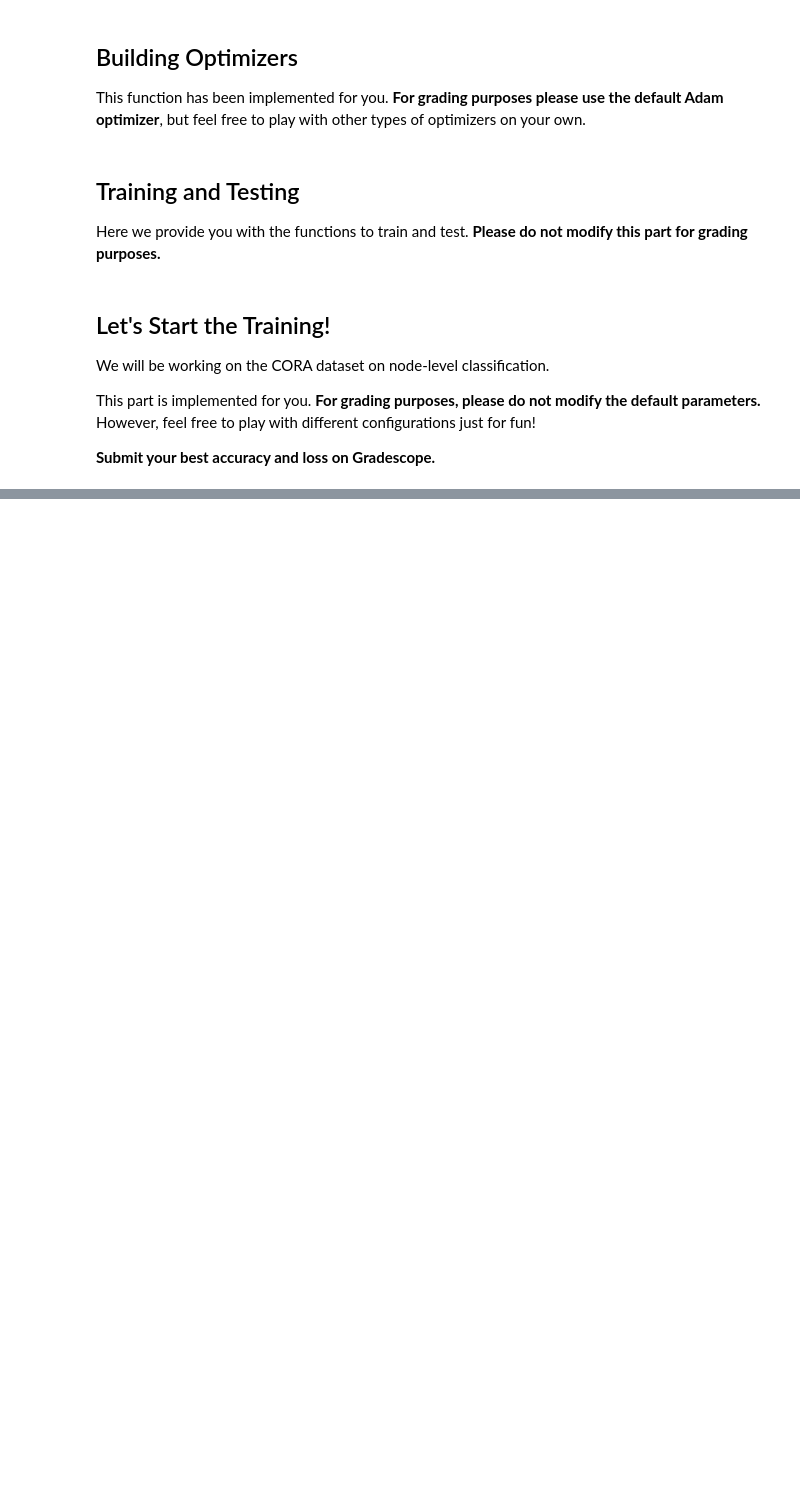
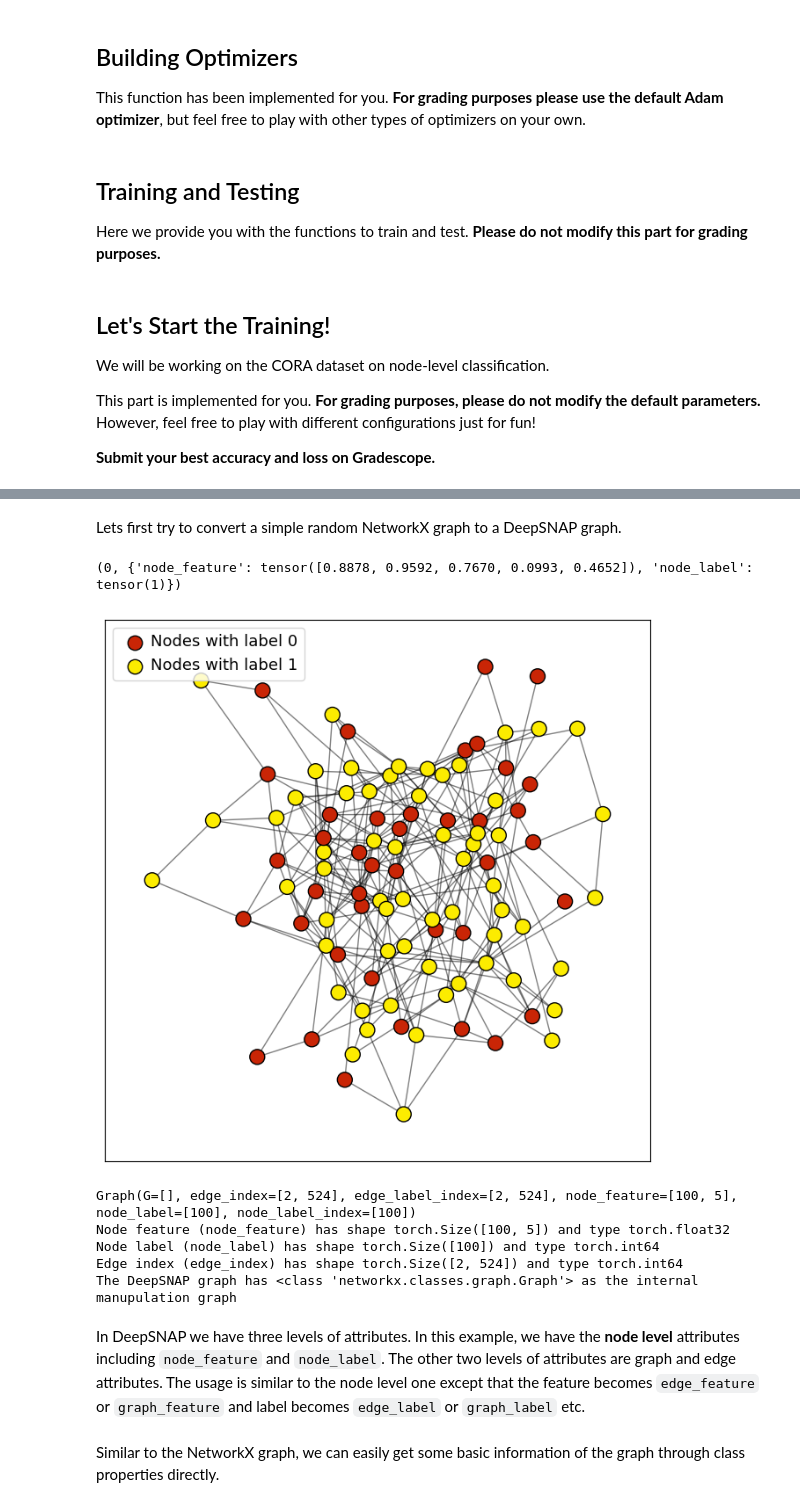
Before and after one commit to koad7/stanford_CS224W_ML_Graphs, a Jupyter notebook: CS224W_Colab_3_2022_23.ipynb, the cells around one changed output, grey strips where cells are left out. Cells and saved outputs as stored; diff of their text form; code cells hidden in the pictures; blank space fills up the shorter version.

```diff
--- a/CS224W_Colab_3_2022_23.ipynb
+++ b/CS224W_Colab_3_2022_23.ipynb
@@ -469,0 +748,57 @@ As we have seen before you can view this file by clicking on the *Folder* icon o
+# %% [markdown]
+Lets first try to convert a simple random NetworkX graph to a DeepSNAP graph.
+# %%
+num_nodes = 100
+p = 0.05
+seed = 100
+
+# Generate a networkx random graph
+G = nx.gnp_random_graph(num_nodes, p, seed=seed)
+
+# Generate some random node features and labels
+node_feature = {node : torch.rand([5, ]) for node in G.nodes()}
+node_label = {node : torch.randint(0, 2, ()) for node in G.nodes()}
+
+# Set the random features and labels to G
+nx.set_node_attributes(G, node_feature, name='node_feature')
+nx.set_node_attributes(G, node_label, name='node_label')
+
+# Print one node example
+for node in G.nodes(data=True):
+  print(node)
+  break
+
+color_map = ['#c92506' if node[1]['node_label'].item() == 0 else '#fcec00' for node in G.nodes(data=True)]
+
+# Visualize the graph
+visualize(G, color_map=color_map)
+
+# Transform the networkx graph into the deepsnap graph
+graph = Graph(G)
+
+# Print out the general deepsnap graph information
+print(graph)
+
+# DeepSNAP will convert node attributes to tensors
+# Notice the type of tensors
+print("Node feature (node_feature) has shape {} and type {}".format(graph.node_feature.shape, graph.node_feature.dtype))
+print("Node label (node_label) has shape {} and type {}".format(graph.node_label.shape, graph.node_label.dtype))
+
+# DeepSNAP will also generate the edge_index tensor
+print("Edge index (edge_index) has shape {} and type {}".format(graph.edge_index.shape, graph.edge_index.dtype))
+
+# Different from only storing tensors, deepsnap graph also references to the networkx graph
+# We will discuss why the reference will be helpful later
+print("The DeepSNAP graph has {} as the internal manupulation graph".format(type(graph.G)))
+# %% [output]
+(0, {'node_feature': tensor([0.8878, 0.9592, 0.7670, 0.0993, 0.4652]), 'node_label': tensor(1)})
+[figure, added]
+Graph(G=[], edge_index=[2, 524], edge_label_index=[2, 524], node_feature=[100, 5], node_label=[100], node_label_index=[100])
+Node feature (node_feature) has shape torch.Size([100, 5]) and type torch.float32
+Node label (node_label) has shape torch.Size([100]) and type torch.int64
+Edge index (edge_index) has shape torch.Size([2, 524]) and type torch.int64
+The DeepSNAP graph has <class 'networkx.classes.graph.Graph'> as the internal manupulation graph
+# %% [markdown]
+In DeepSNAP we have three levels of attributes. In this example, we have the **node level** attributes including `node_feature` and `node_label`. The other two levels of attributes are graph and edge attributes. The usage is similar to the node level one except that the feature becomes `edge_feature` or `graph_feature` and label becomes `edge_label` or `graph_label` etc.
+# %% [markdown]
+Similar to the NetworkX graph, we can easily get some basic information of the graph through class properties directly.
```
Also changed, not shown: parts of 62 cells of this notebook.
